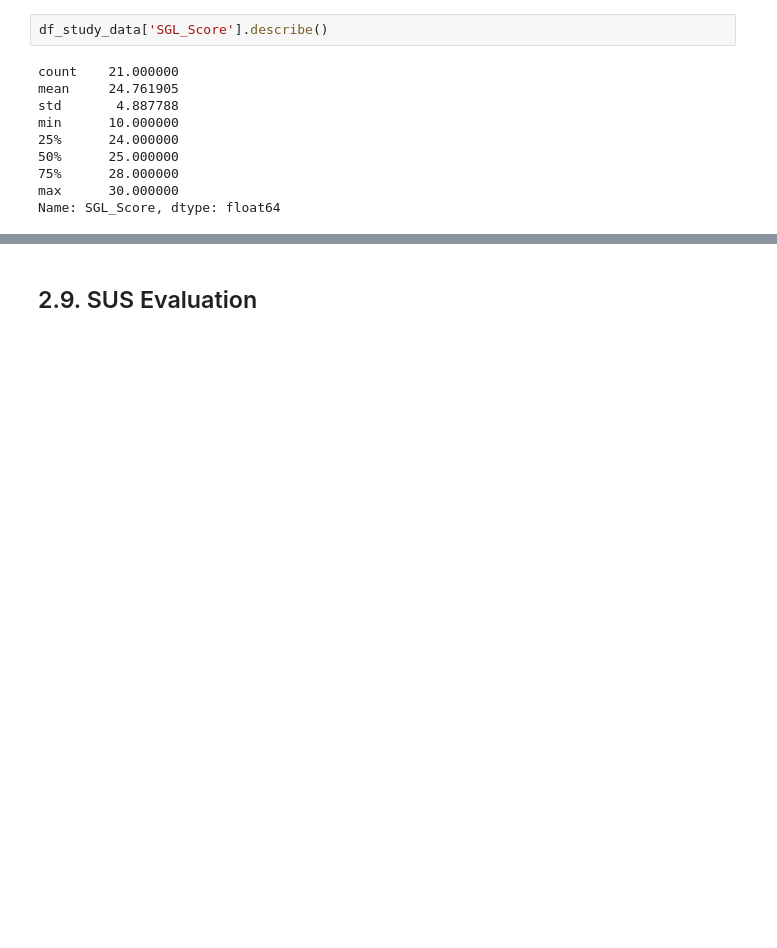
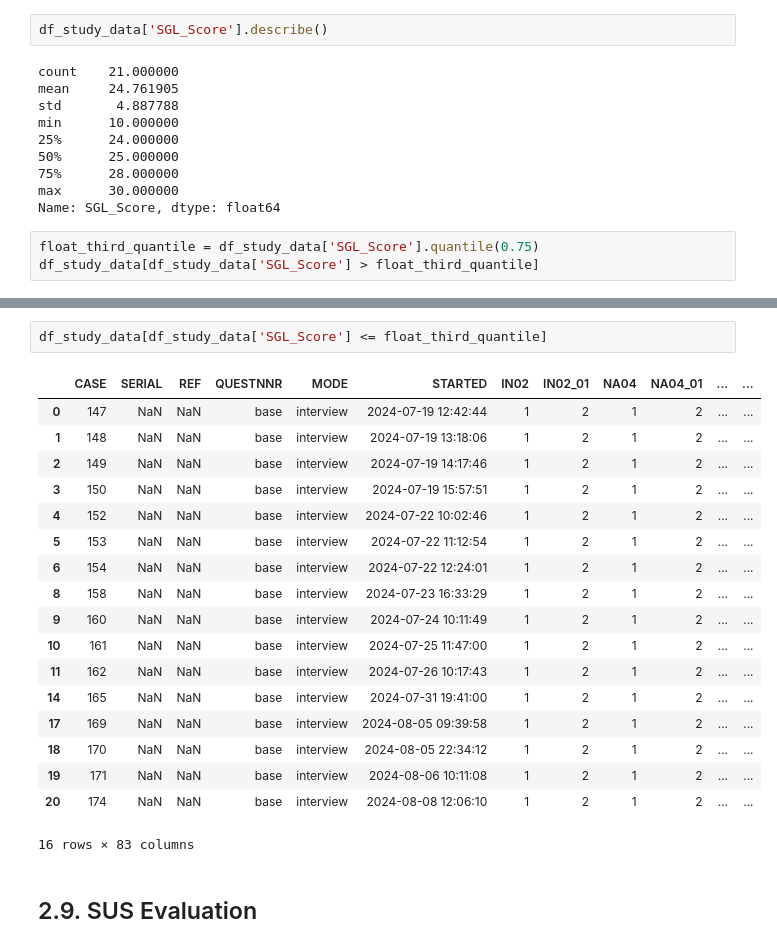
Before and after one commit to AAnzel/Polar-Diagrams-Dashboard, a Jupyter notebook: User_Study/src/User_Study_Main.ipynb, the cells around one changed output, grey strips where cells are left out. Cells and saved outputs as stored; diff of their text form; blank space fills up the shorter version.

Commit message:
Changed: Improved user study thid-quartile analysis for defining experts and non-experts.

```diff
--- a/User_Study/src/User_Study_Main.ipynb
+++ b/User_Study/src/User_Study_Main.ipynb
@@ -624,3 +624,6 @@ min      10.000000
 75%      28.000000
 max      30.000000
 Name: SGL_Score, dtype: float64
+# %%
+float_third_quantile = df_study_data['SGL_Score'].quantile(0.75)
+df_study_data[df_study_data['SGL_Score'] > float_third_quantile]
@@ -627,3 +638,24 @@ Name: SGL_Score, dtype: float64
+# %%
+df_study_data[df_study_data['SGL_Score'] <= float_third_quantile]
+# %% [output]
+|  | CASE | SERIAL | REF | QUESTNNR | MODE | STARTED | IN02 | IN02_01 | NA04 | NA04_01 | ... | ... |
+| 0 | 147 | NaN | NaN | base | interview | 2024-07-19 12:42:44 | 1 | 2 | 1 | 2 | ... | ... |
+| 1 | 148 | NaN | NaN | base | interview | 2024-07-19 13:18:06 | 1 | 2 | 1 | 2 | ... | ... |
+| 2 | 149 | NaN | NaN | base | interview | 2024-07-19 14:17:46 | 1 | 2 | 1 | 2 | ... | ... |
+| 3 | 150 | NaN | NaN | base | interview | 2024-07-19 15:57:51 | 1 | 2 | 1 | 2 | ... | ... |
+| 4 | 152 | NaN | NaN | base | interview | 2024-07-22 10:02:46 | 1 | 2 | 1 | 2 | ... | ... |
+| 5 | 153 | NaN | NaN | base | interview | 2024-07-22 11:12:54 | 1 | 2 | 1 | 2 | ... | ... |
+| 6 | 154 | NaN | NaN | base | interview | 2024-07-22 12:24:01 | 1 | 2 | 1 | 2 | ... | ... |
+| 8 | 158 | NaN | NaN | base | interview | 2024-07-23 16:33:29 | 1 | 2 | 1 | 2 | ... | ... |
+| 9 | 160 | NaN | NaN | base | interview | 2024-07-24 10:11:49 | 1 | 2 | 1 | 2 | ... | ... |
+| 10 | 161 | NaN | NaN | base | interview | 2024-07-25 11:47:00 | 1 | 2 | 1 | 2 | ... | ... |
+| 11 | 162 | NaN | NaN | base | interview | 2024-07-26 10:17:43 | 1 | 2 | 1 | 2 | ... | ... |
+| 14 | 165 | NaN | NaN | base | interview | 2024-07-31 19:41:00 | 1 | 2 | 1 | 2 | ... | ... |
+| 17 | 169 | NaN | NaN | base | interview | 2024-08-05 09:39:58 | 1 | 2 | 1 | 2 | ... | ... |
+| 18 | 170 | NaN | NaN | base | interview | 2024-08-05 22:34:12 | 1 | 2 | 1 | 2 | ... | ... |
+| 19 | 171 | NaN | NaN | base | interview | 2024-08-06 10:11:08 | 1 | 2 | 1 | 2 | ... | ... |
+| 20 | 174 | NaN | NaN | base | interview | 2024-08-08 12:06:10 | 1 | 2 | 1 | 2 | ... | ... |
+16 rows × 83 columns
 # %% [markdown]
 ## 2.9. SUS Evaluation
 # %%
```
Also changed, not shown: parts of 4 cells of this notebook.
